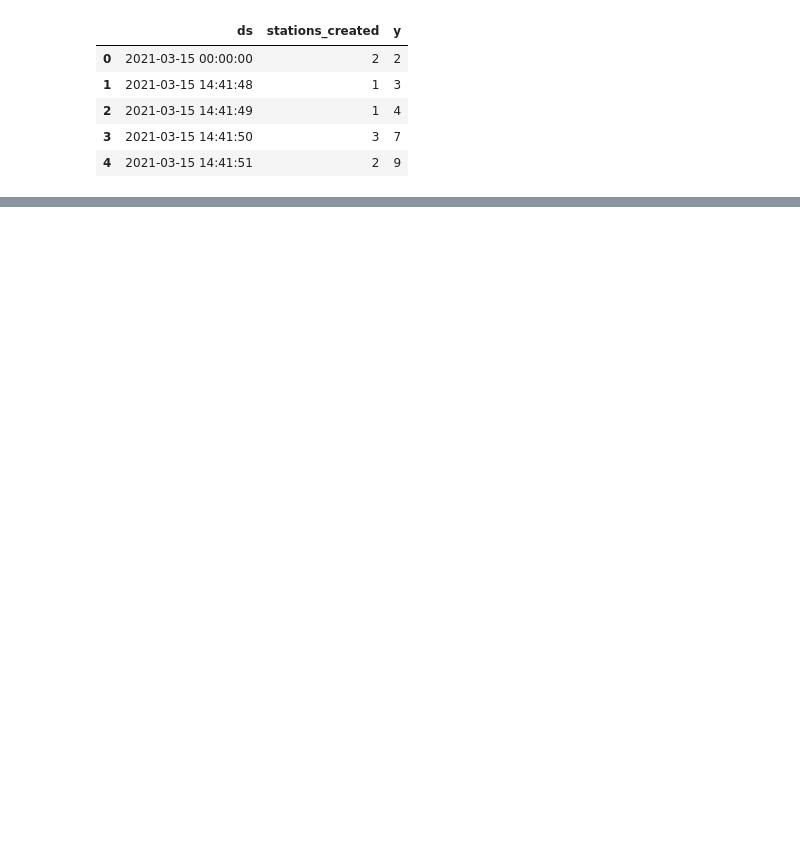
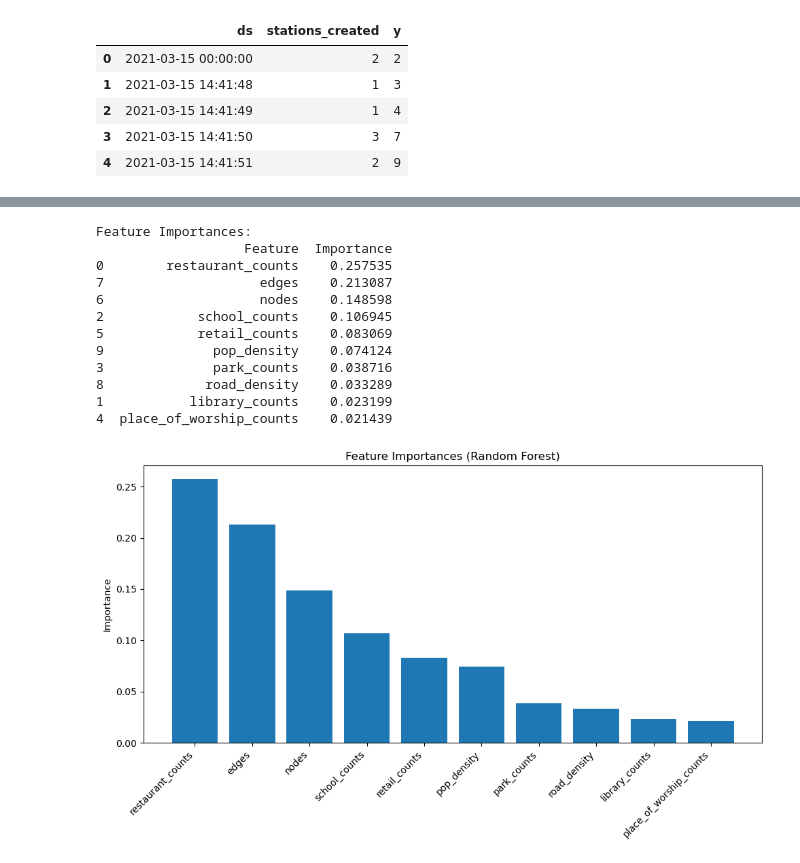
Before and after one commit to dantruski/Projet-Python-DS-Belib, a Jupyter notebook: Prediction_with_OSM_data.ipynb, the cells around one changed output, grey strips where cells are left out. Saved outputs shown, nothing was run; the diff lists cells and outputs as text; code cells hidden in the pictures; blank space fills up the shorter version.

```diff
--- a/Prediction_with_OSM_data.ipynb
+++ b/Prediction_with_OSM_data.ipynb
@@ -230,0 +382,18 @@ print(forecast[['ds', 'yhat', 'yhat_lower', 'yhat_upper']].tail(8))
+# %%
+
+# Plot feature importances
+plot_feature_importance(rf_model, selected_features)
+# %% [output]
+Feature Importances:
+                   Feature  Importance
+0        restaurant_counts    0.257535
+7                    edges    0.213087
+6                    nodes    0.148598
+2            school_counts    0.106945
+5            retail_counts    0.083069
+9              pop_density    0.074124
+3              park_counts    0.038716
+8             road_density    0.033289
+1           library_counts    0.023199
+4  place_of_worship_counts    0.021439
+[figure, added]
```
Also changed, not shown: parts of 14 cells of this notebook.
